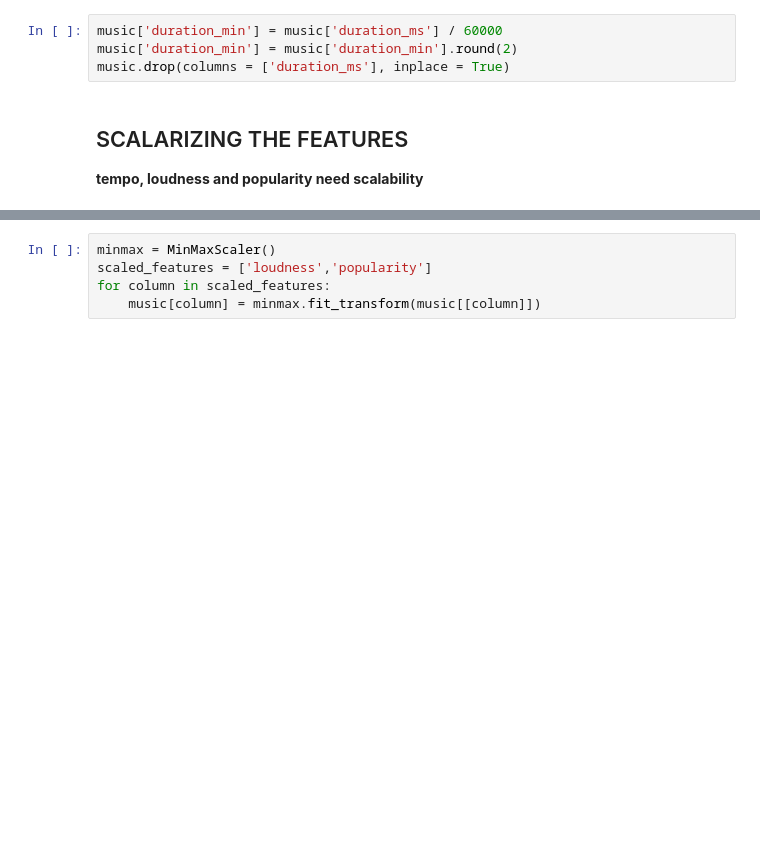
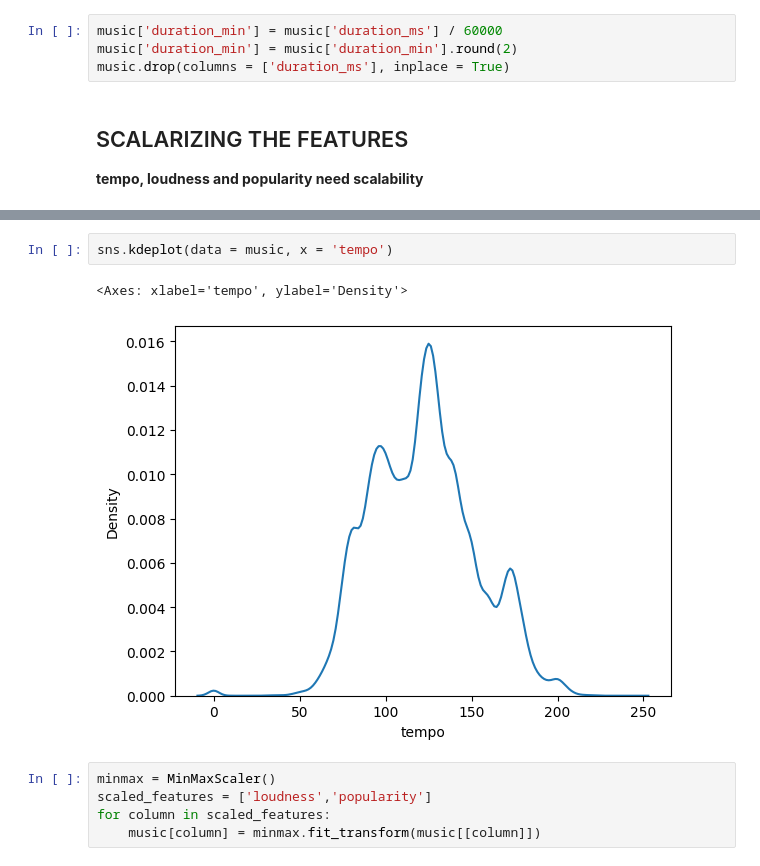
Before and after one commit to Rishant-gupta/Music_recommendation_system, a Jupyter notebook: ml_backend/main.ipynb, the cells around one changed output, grey strips where cells are left out. Drawn from its saved outputs; the diff is of its cells as text; blank space fills up the shorter version.

```diff
--- a/ml_backend/main.ipynb
+++ b/ml_backend/main.ipynb
@@ -166,3 +173,8 @@ music.drop(columns = ['duration_ms'], inplace = True)
+# %%
+sns.kdeplot(data = music, x = 'tempo')
+# %% [output]
+<Axes: xlabel='tempo', ylabel='Density'>
+[figure, added]
 # %%
 minmax = MinMaxScaler()
 scaled_features = ['loudness','popularity']
```
Also changed, not shown: parts of 6 cells of this notebook.
